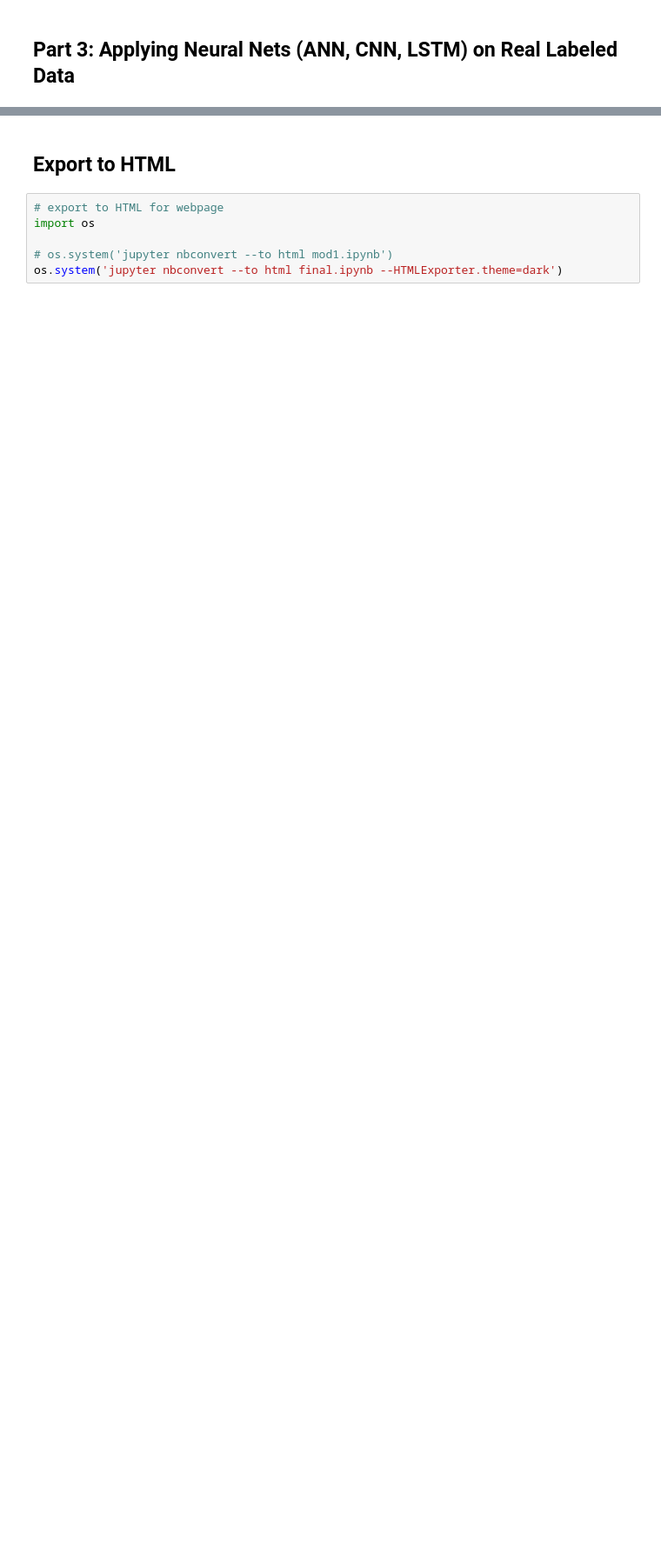
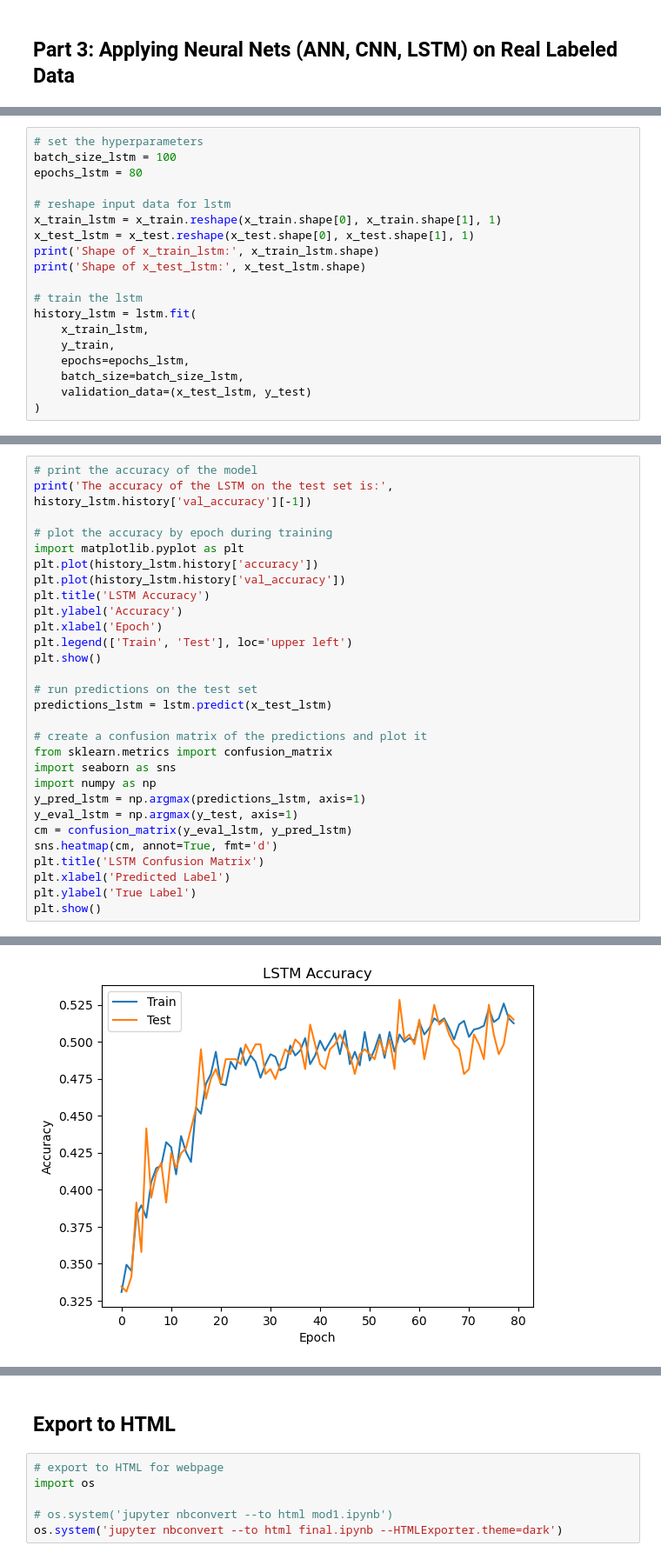
Before and after one commit to isaiahlg/csci5922, a Jupyter notebook: final/final.ipynb, the cells around one changed output, grey strips where cells are left out. Shown at 87% size. Cells and saved outputs as stored; diff of their text form; blank space fills up the shorter version.

```diff
--- a/final/final.ipynb
+++ b/final/final.ipynb
@@ -174,0 +523,19 @@ _________________________________________________________________
+# %%
+# set the hyperparameters
+batch_size_lstm = 100
+epochs_lstm = 80
+
+# reshape input data for lstm
+x_train_lstm = x_train.reshape(x_train.shape[0], x_train.shape[1], 1)
+x_test_lstm = x_test.reshape(x_test.shape[0], x_test.shape[1], 1)
+print('Shape of x_train_lstm:', x_train_lstm.shape)
+print('Shape of x_test_lstm:', x_test_lstm.shape)
+
+# train the lstm
+history_lstm = lstm.fit(
+    x_train_lstm,
+    y_train,
+    epochs=epochs_lstm,
+    batch_size=batch_size_lstm,
+    validation_data=(x_test_lstm, y_test)
+)
@@ -174,0 +562,30 @@ _________________________________________________________________
+# %%
+# print the accuracy of the model
+print('The accuracy of the LSTM on the test set is:', history_lstm.history['val_accuracy'][-1])
+
+# plot the accuracy by epoch during training
+import matplotlib.pyplot as plt
+plt.plot(history_lstm.history['accuracy'])
+plt.plot(history_lstm.history['val_accuracy'])
+plt.title('LSTM Accuracy')
+plt.ylabel('Accuracy')
+plt.xlabel('Epoch')
+plt.legend(['Train', 'Test'], loc='upper left')
+plt.show()
+
+# run predictions on the test set
+predictions_lstm = lstm.predict(x_test_lstm)
+
+# create a confusion matrix of the predictions and plot it
+from sklearn.metrics import confusion_matrix
+import seaborn as sns
+import numpy as np
+y_pred_lstm = np.argmax(predictions_lstm, axis=1)
+y_eval_lstm = np.argmax(y_test, axis=1)
+cm = confusion_matrix(y_eval_lstm, y_pred_lstm)
+sns.heatmap(cm, annot=True, fmt='d')
+plt.title('LSTM Confusion Matrix')
+plt.xlabel('Predicted Label')
+plt.ylabel('True Label')
+plt.show()
+# %% [output]
@@ -174,0 +593 @@ _________________________________________________________________
+[figure, added]
```
Also changed, not shown: parts of 24 cells of this notebook, 7 other files.
